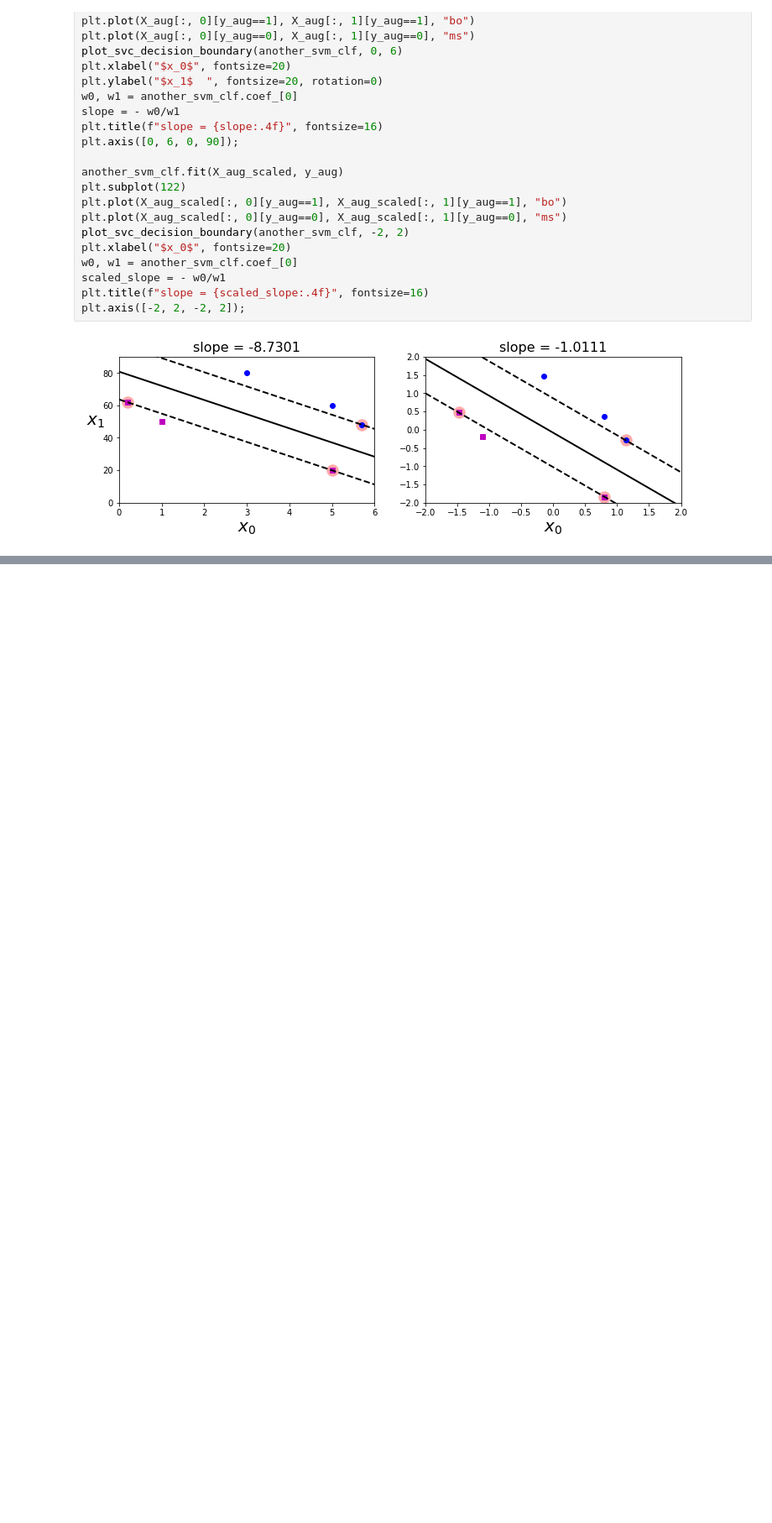
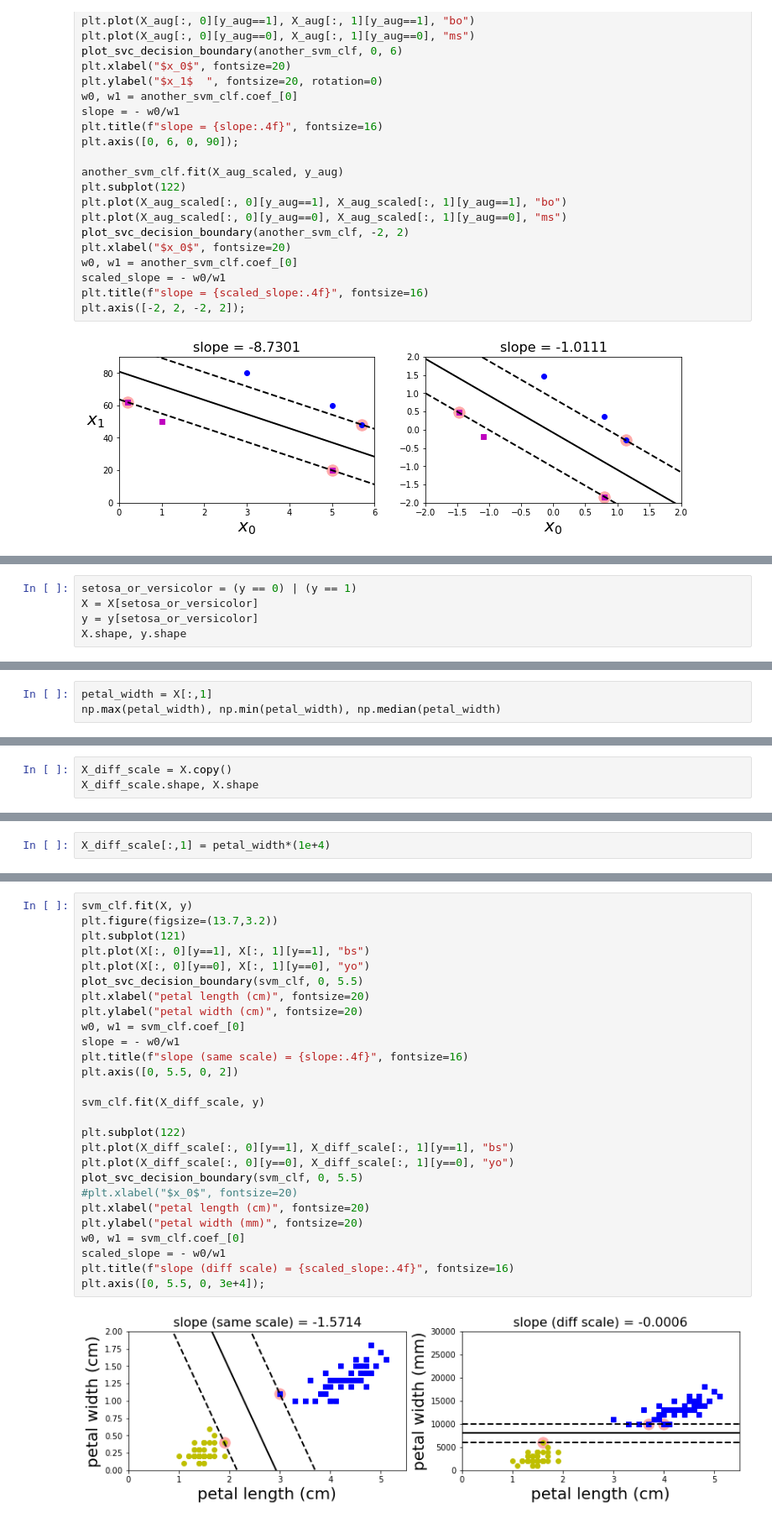
Before and after one commit to phunc20/homl, a Jupyter notebook: 1e/05-SVM/01_feature_scaling.ipynb, the cells around one changed output, grey strips where cells are left out. Shown: that part at 84% size. Drawn from its saved outputs; the diff is of its cells as text; blank space fills up the shorter version.

```diff
--- a/1e/05-SVM/01_feature_scaling.ipynb
+++ b/1e/05-SVM/01_feature_scaling.ipynb
@@ -359,0 +383,5 @@ In order to prove the necessity (or utility) of feature scaling, let's try some
+# %%
+setosa_or_versicolor = (y == 0) | (y == 1)
+X = X[setosa_or_versicolor]
+y = y[setosa_or_versicolor]
+X.shape, y.shape
@@ -359,0 +403,3 @@ In order to prove the necessity (or utility) of feature scaling, let's try some
+# %%
+petal_width = X[:,1]
+np.max(petal_width), np.min(petal_width), np.median(petal_width)
@@ -359,0 +427,3 @@ In order to prove the necessity (or utility) of feature scaling, let's try some
+# %%
+X_diff_scale = X.copy()
+X_diff_scale.shape, X.shape
@@ -359,0 +432,2 @@ In order to prove the necessity (or utility) of feature scaling, let's try some
+# %%
+X_diff_scale[:,1] = petal_width*(1e+4)
@@ -359,0 +448,29 @@ In order to prove the necessity (or utility) of feature scaling, let's try some
+# %%
+svm_clf.fit(X, y)
+plt.figure(figsize=(13.7,3.2))
+plt.subplot(121)
+plt.plot(X[:, 0][y==1], X[:, 1][y==1], "bs")
+plt.plot(X[:, 0][y==0], X[:, 1][y==0], "yo")
+plot_svc_decision_boundary(svm_clf, 0, 5.5)
+plt.xlabel("petal length (cm)", fontsize=20)
+plt.ylabel("petal width (cm)", fontsize=20)
+w0, w1 = svm_clf.coef_[0]
+slope = - w0/w1
+plt.title(f"slope (same scale) = {slope:.4f}", fontsize=16)
+plt.axis([0, 5.5, 0, 2])
+
+svm_clf.fit(X_diff_scale, y)
+
+plt.subplot(122)
+plt.plot(X_diff_scale[:, 0][y==1], X_diff_scale[:, 1][y==1], "bs")
+plt.plot(X_diff_scale[:, 0][y==0], X_diff_scale[:, 1][y==0], "yo")
+plot_svc_decision_boundary(svm_clf, 0, 5.5)
+#plt.xlabel("$x_0$", fontsize=20)
+plt.xlabel("petal length (cm)", fontsize=20)
+plt.ylabel("petal width (mm)", fontsize=20)
+w0, w1 = svm_clf.coef_[0]
+scaled_slope = - w0/w1
+plt.title(f"slope (diff scale) = {scaled_slope:.4f}", fontsize=16)
+plt.axis([0, 5.5, 0, 3e+4]);
+# %% [output]
+[figure, added]
```
Also changed, not shown: parts of 13 cells of this notebook, 1 other file.
